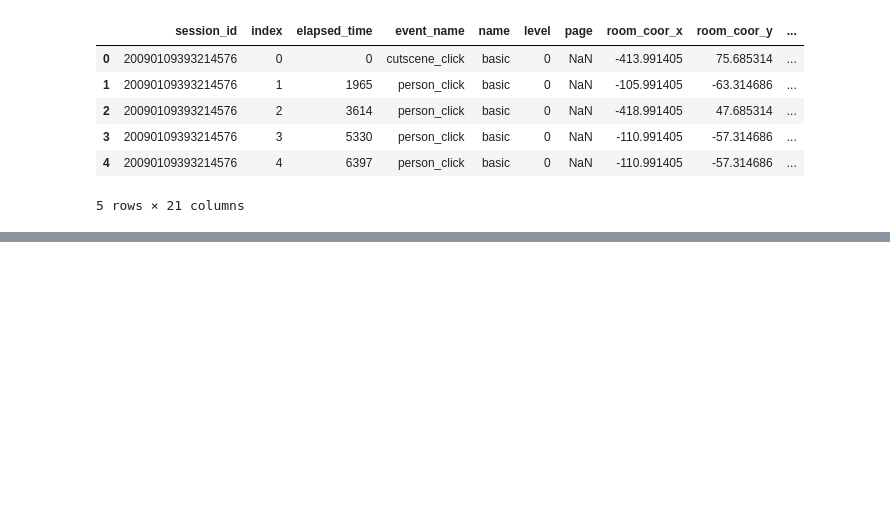
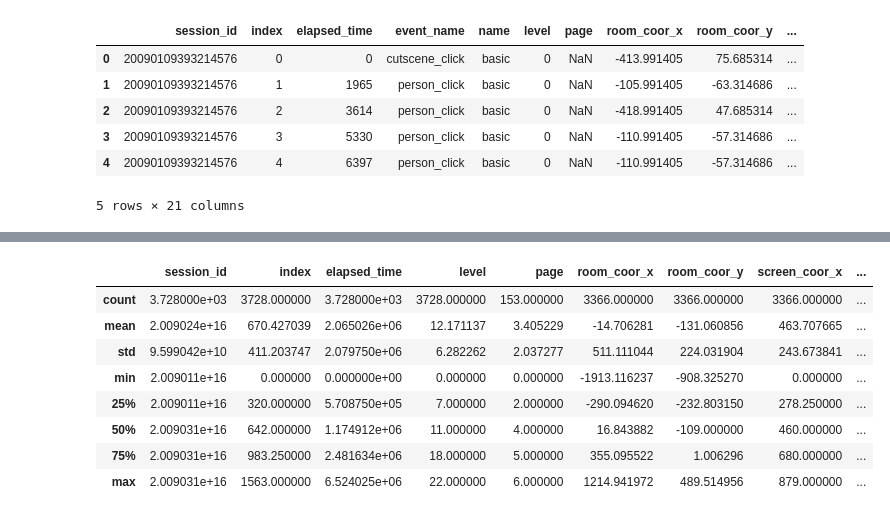
Before and after one commit to dkdkdkdkd/kaggle_study, a Jupyter notebook: predict_student_performance_game_play/data_explore.ipynb, the cells around one changed output, grey strips where cells are left out. Saved outputs shown, nothing was run; the diff lists cells and outputs as text; code cells hidden in the pictures; blank space fills up the shorter version.

```diff
--- a/predict_student_performance_game_play/data_explore.ipynb
+++ b/predict_student_performance_game_play/data_explore.ipynb
@@ -74,0 +108,12 @@ train_labels = pd.read_csv("../Data/predict_student_performance_from_game_play/t
+# %%
+test_df.describe()
+# %% [output]
+|  | session_id | index | elapsed_time | level | page | room_coor_x | room_coor_y | screen_coor_x | ... |
+| count | 3.728000e+03 | 3728.000000 | 3.728000e+03 | 3728.000000 | 153.000000 | 3366.000000 | 3366.000000 | 3366.000000 | ... |
+| mean | 2.009024e+16 | 670.427039 | 2.065026e+06 | 12.171137 | 3.405229 | -14.706281 | -131.060856 | 463.707665 | ... |
+| std | 9.599042e+10 | 411.203747 | 2.079750e+06 | 6.282262 | 2.037277 | 511.111044 | 224.031904 | 243.673841 | ... |
+| min | 2.009011e+16 | 0.000000 | 0.000000e+00 | 0.000000 | 0.000000 | -1913.116237 | -908.325270 | 0.000000 | ... |
+| 25% | 2.009011e+16 | 320.000000 | 5.708750e+05 | 7.000000 | 2.000000 | -290.094620 | -232.803150 | 278.250000 | ... |
+| 50% | 2.009031e+16 | 642.000000 | 1.174912e+06 | 11.000000 | 4.000000 | 16.843882 | -109.000000 | 460.000000 | ... |
+| 75% | 2.009031e+16 | 983.250000 | 2.481634e+06 | 18.000000 | 5.000000 | 355.095522 | 1.006296 | 680.000000 | ... |
+| max | 2.009031e+16 | 1563.000000 | 6.524025e+06 | 22.000000 | 6.000000 | 1214.941972 | 489.514956 | 879.000000 | ... |
```
Also changed, not shown: parts of 24 cells of this notebook, 2 other files.
